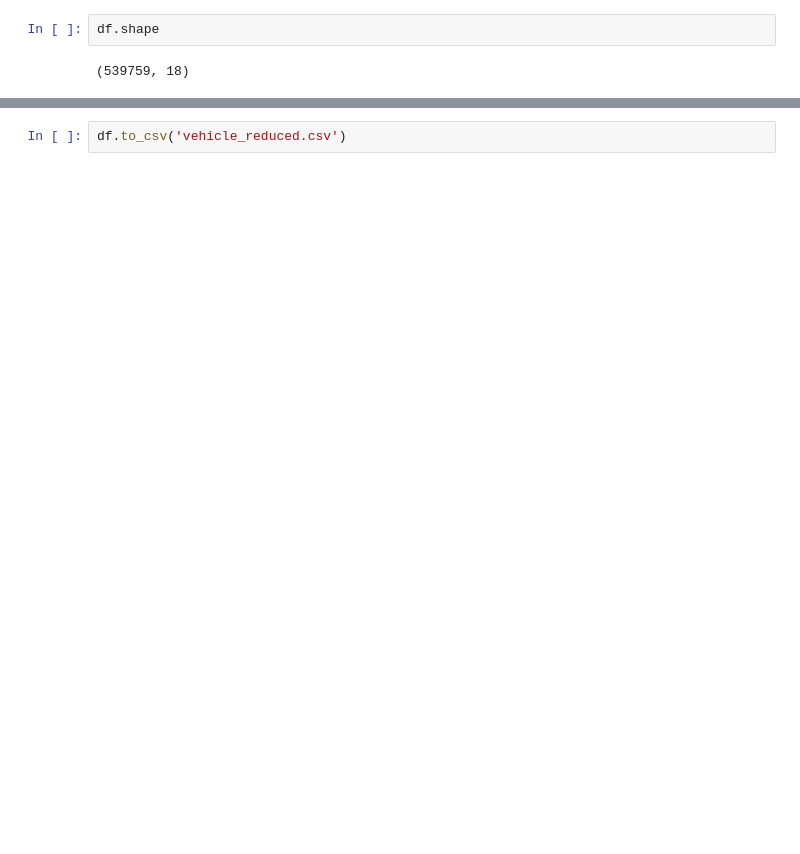
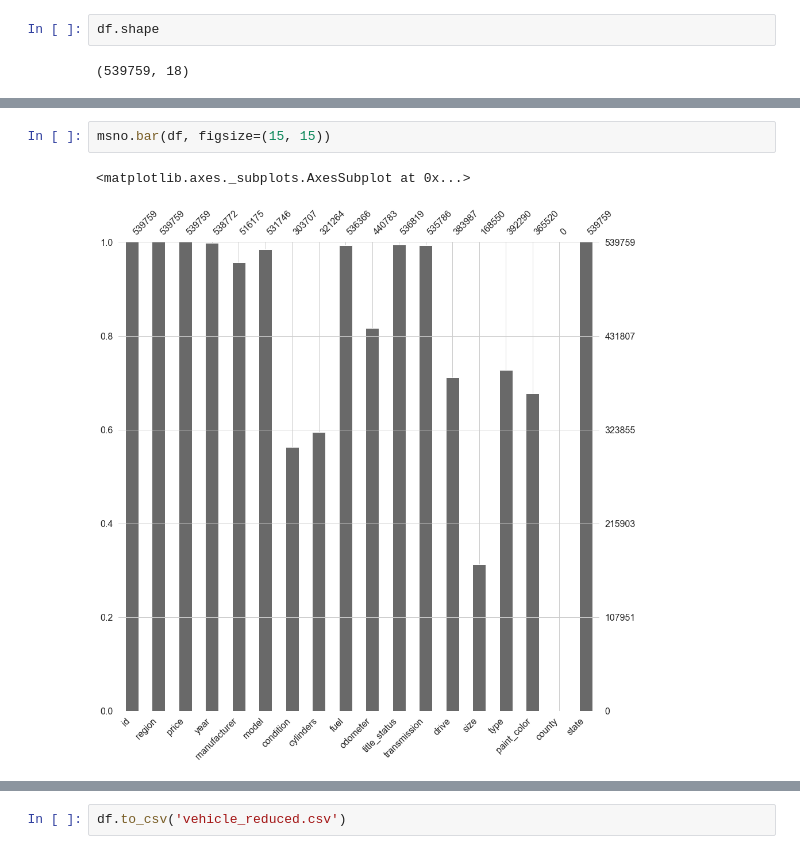
Before and after one commit to TG7789RR/pythonlearningx64, a Jupyter notebook: kmeans_vehicle_v1_cleanfile.ipynb, the cells around one changed output, grey strips where cells are left out. Drawn from its saved outputs; the diff is of its cells as text; blank space fills up the shorter version.

```diff
--- a/kmeans_vehicle_v1_cleanfile.ipynb
+++ b/kmeans_vehicle_v1_cleanfile.ipynb
@@ -98,0 +105,5 @@ df.shape
+# %%
+msno.bar(df, figsize=(15, 15))
+# %% [output]
+<matplotlib.axes._subplots.AxesSubplot at 0x...>
+[figure, added]
```
Also changed, not shown: parts of 4 cells of this notebook.
